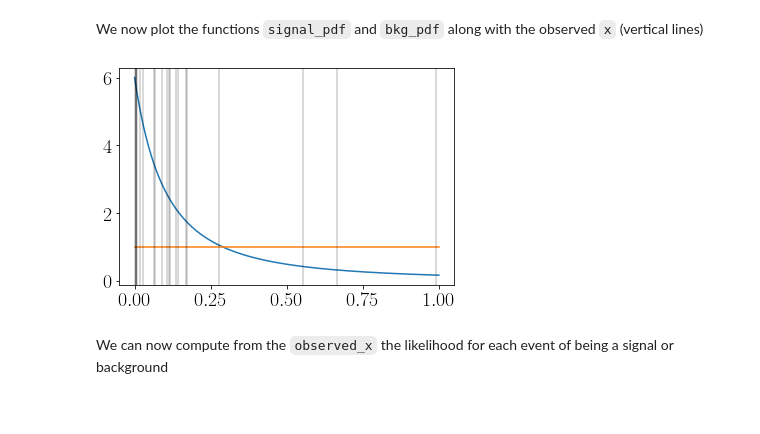
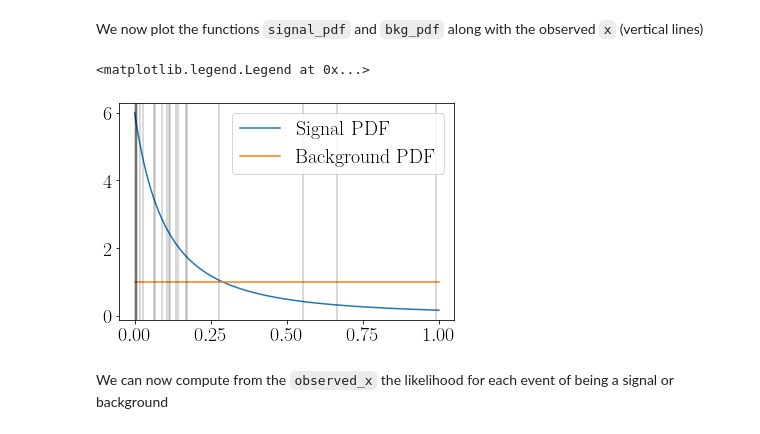
Before and after one commit to giacomodamico24/BASiL, a Jupyter notebook: notebooks/basilpy_tutorial.ipynb, the cells around one changed output. Drawn from its saved outputs; the diff is of its cells as text; code cells hidden in the pictures.

```diff
--- a/notebooks/basilpy_tutorial.ipynb
+++ b/notebooks/basilpy_tutorial.ipynb
@@ -171,12 +171,14 @@ observed_x = signal_invcdf( np.random.uniform(0,1,Non) )
 We now plot the functions `signal_pdf` and `bkg_pdf` along with the observed `x` (vertical lines)
 # %%
 x = np.linspace(0,1,1000)
-plt.plot(x, signal_pdf(x))
-plt.plot(x, bkg_pdf(x))
+plt.plot(x, signal_pdf(x),label="Signal PDF")
+plt.plot(x, bkg_pdf(x),label="Background PDF")
 for ix in observed_x:
     plt.axvline( ix, 0, 1, c="black", alpha=0.2)
+plt.legend(fontsize=20)
 # %% [output]
+<matplotlib.legend.Legend at 0x...>
-[figure, old version]
+[figure, new version]
 # %% [markdown]
 We can now compute from the `observed_x` the likelihood for each event of being a signal or background
 # %%
```
Also changed, not shown: parts of 5 cells of this notebook, 1 other file.
